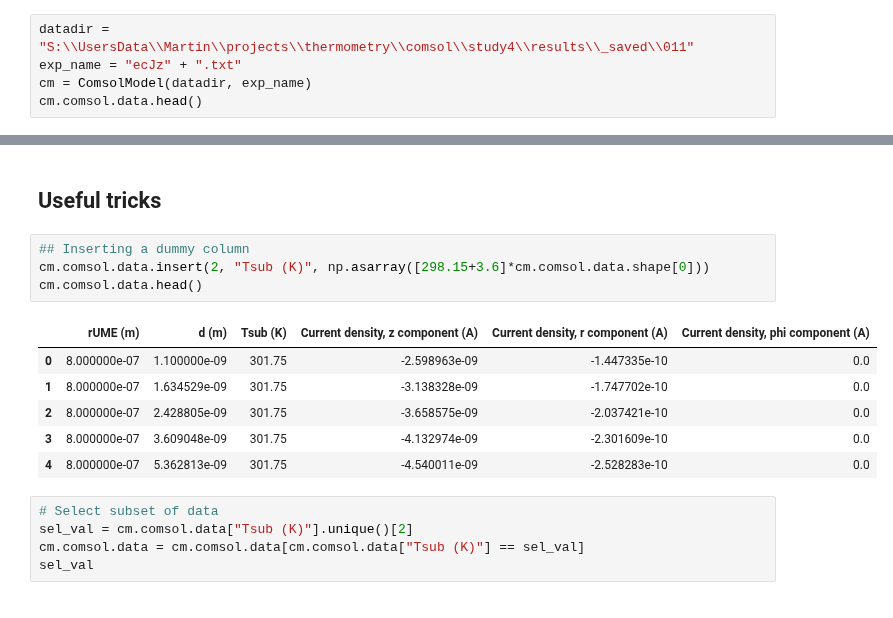
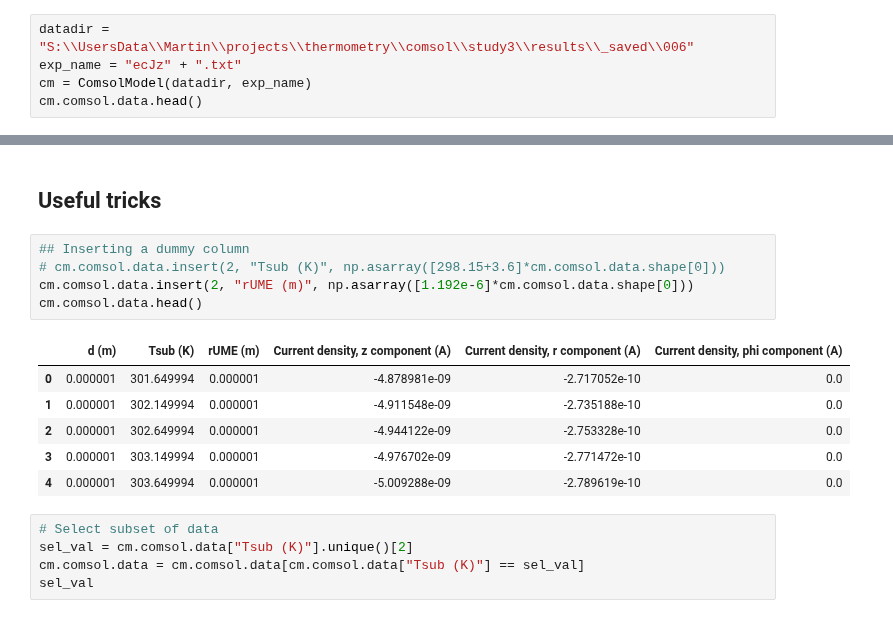
Before and after one commit to martinholub/sicm, a Jupyter notebook: notebooks/comsol.ipynb, the cells around one changed output, grey strips where cells are left out. Saved outputs shown, nothing was run; the diff lists cells and outputs as text.

```diff
--- a/notebooks/comsol.ipynb
+++ b/notebooks/comsol.ipynb
@@ -21,7 +21,7 @@ from sicm.experiments.scan import Scan
 The autoreload extension is already loaded. To reload it, use:
   %reload_ext autoreload
 # %%
-datadir = "S:\\UsersData\\Martin\\projects\\thermometry\\comsol\\study4\\results\\_saved\\011"
+datadir = "S:\\UsersData\\Martin\\projects\\thermometry\\comsol\\study3\\results\\_saved\\006"
 exp_name = "ecJz" + ".txt"
 cm = ComsolModel(datadir, exp_name)
 cm.comsol.data.head()
@@ -50,15 +50,16 @@ Saved figure to S:\UsersData\Martin\projects\thermometry\comsol\study4\results\_
 ## Useful  tricks
 # %%
 ## Inserting a dummy column
-cm.comsol.data.insert(2, "Tsub (K)", np.asarray([298.15+3.6]*cm.comsol.data.shape[0]))
+# cm.comsol.data.insert(2, "Tsub (K)", np.asarray([298.15+3.6]*cm.comsol.data.shape[0]))
+cm.comsol.data.insert(2, "rUME (m)", np.asarray([1.192e-6]*cm.comsol.data.shape[0]))
 cm.comsol.data.head()
 # %% [output]
-|  | rUME (m) | d (m) | Tsub (K) | Current density, z component (A) | Current density, r component (A) | Current density, phi component (A) |
-| 0 | 8.000000e-07 | 1.100000e-09 | 301.75 | -2.598963e-09 | -1.447335e-10 | 0.0 |
-| 1 | 8.000000e-07 | 1.634529e-09 | 301.75 | -3.138328e-09 | -1.747702e-10 | 0.0 |
-| 2 | 8.000000e-07 | 2.428805e-09 | 301.75 | -3.658575e-09 | -2.037421e-10 | 0.0 |
-| 3 | 8.000000e-07 | 3.609048e-09 | 301.75 | -4.132974e-09 | -2.301609e-10 | 0.0 |
-| 4 | 8.000000e-07 | 5.362813e-09 | 301.75 | -4.540011e-09 | -2.528283e-10 | 0.0 |
+|  | d (m) | Tsub (K) | rUME (m) | Current density, z component (A) | Current density, r component (A) | Current density, phi component (A) |
+| 0 | 0.000001 | 301.649994 | 0.000001 | -4.878981e-09 | -2.717052e-10 | 0.0 |
+| 1 | 0.000001 | 302.149994 | 0.000001 | -4.911548e-09 | -2.735188e-10 | 0.0 |
+| 2 | 0.000001 | 302.649994 | 0.000001 | -4.944122e-09 | -2.753328e-10 | 0.0 |
+| 3 | 0.000001 | 303.149994 | 0.000001 | -4.976702e-09 | -2.771472e-10 | 0.0 |
+| 4 | 0.000001 | 303.649994 | 0.000001 | -5.009288e-09 | -2.789619e-10 | 0.0 |
 # %%
 # Select subset of data
 sel_val = cm.comsol.data["Tsub (K)"].unique()[2]
```
Also changed, not shown: parts of 2 cells of this notebook, 3 other files.
